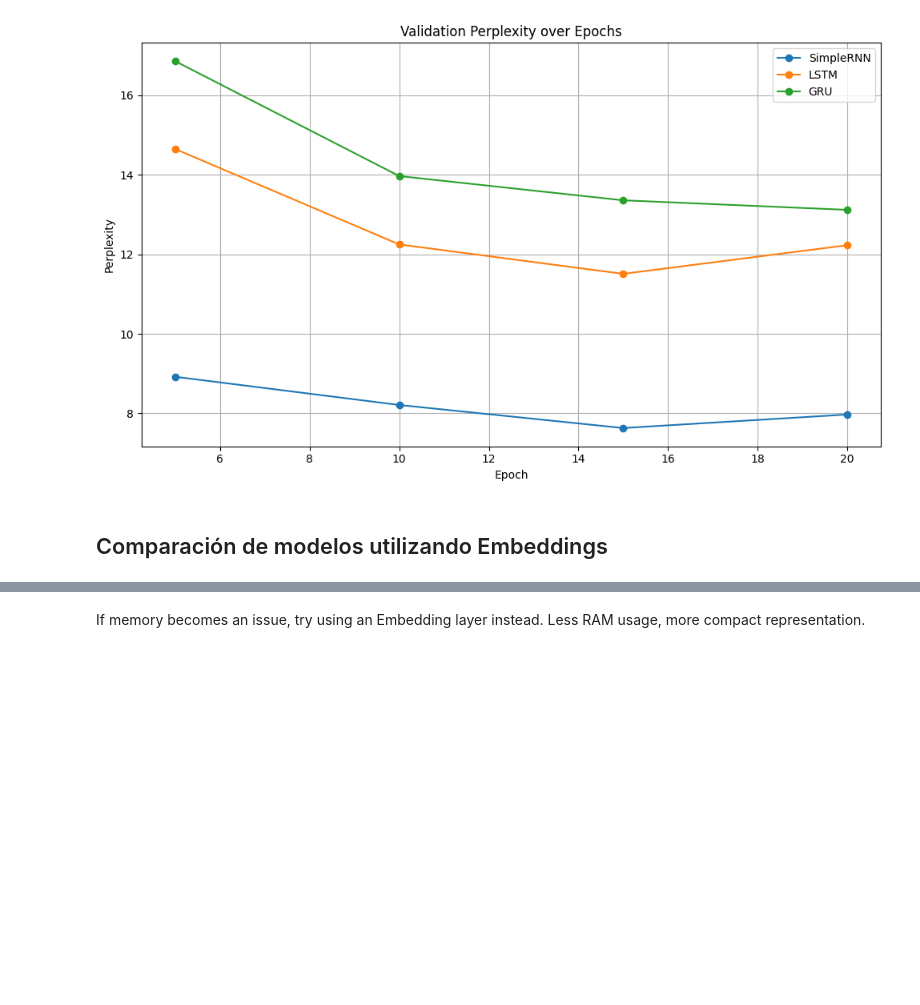
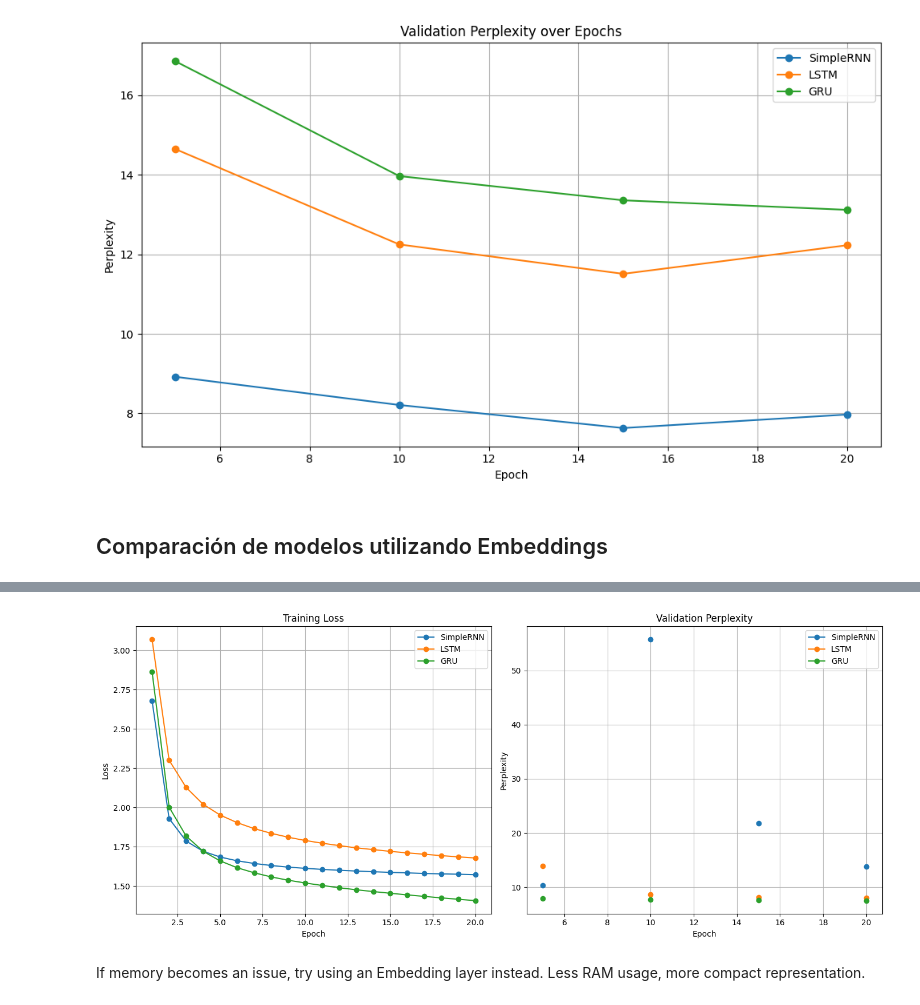
Before and after one commit to jmestanza/natural-language-processing-practice, a Jupyter notebook: desafios/Desafio_3/Desafio_3.ipynb, the cells around one changed output, grey strips where cells are left out. Cells and saved outputs as stored; diff of their text form; code cells hidden in the pictures; blank space fills up the shorter version.

Commit message:
plotting perplexity and loss

```diff
--- a/desafios/Desafio_3/Desafio_3.ipynb
+++ b/desafios/Desafio_3/Desafio_3.ipynb
@@ -918,2 +920,75 @@ Evaluating perplexity on validation set...
+# %%
+import matplotlib.pyplot as plt
+
+# Example loss and perplexity values from your logs
+epochs = list(range(1, 21))
+
+# Replace these lists with your actual logged values from each model
+simple_rnn_loss = [
+    2.6779, 1.9295, 1.7862, 1.7211, 1.6847,
+    1.6604, 1.6436, 1.6306, 1.6203, 1.6127,
+    1.6059, 1.6003, 1.5953, 1.5909, 1.5869,
+    1.5836, 1.5799, 1.5774, 1.5751, 1.5721,
+]
+simple_rnn_perplexity = [
+    None, None, None, None, 10.3838,
+    None, None, None, None, 55.6992,
+    None, None, None, None, 21.7651,
+    None, None, None, None, 13.8327,
+]
+
+lstm_loss = [
+    3.0685, 2.3007, 2.1274, 2.0203, 1.9516,
+    1.9031, 1.8654, 1.8353, 1.8106, 1.7898,
+    1.7723, 1.7572, 1.7431, 1.7316, 1.7205,
+    1.7108, 1.7023, 1.6935, 1.6856, 1.6785,
+]
+lstm_perplexity = [
+    None, None, None, None, 13.9256,
+    None, None, None, None, 8.7238,
+    None, None, None, None, 8.1530,
+    None, None, None, None, 8.0104,
+]
+
+gru_loss = [
+    2.8635, 2.0024, 1.8180, 1.7212, 1.6599,
+    1.6165, 1.5842, 1.5581, 1.5370, 1.5194,
+    1.5035, 1.4891, 1.4763, 1.4648, 1.4539,
+    1.4436, 1.4341, 1.4247, 1.4159, 1.4072,
+]
+gru_perplexity = [
+    None, None, None, None, 7.9445,
+    None, None, None, None, 7.7122,
+    None, None, None, None, 7.6104,
+    None, None, None, None, 7.5433,
+]
+
+# --- Plotting Loss ---
+plt.figure(figsize=(14, 6))
+plt.subplot(1, 2, 1)
+plt.plot(epochs, simple_rnn_loss, label='SimpleRNN', marker='o')
+plt.plot(epochs, lstm_loss, label='LSTM', marker='o')
+plt.plot(epochs, gru_loss, label='GRU', marker='o')
+plt.xlabel('Epoch')
+plt.ylabel('Loss')
+plt.title('Training Loss')
+plt.legend()
+plt.grid(True)
+
+# --- Plotting Perplexity ---
+plt.subplot(1, 2, 2)
+plt.plot(epochs, simple_rnn_perplexity, label='SimpleRNN', marker='o')
+plt.plot(epochs, lstm_perplexity, label='LSTM', marker='o')
+plt.plot(epochs, gru_perplexity, label='GRU', marker='o')
+plt.xlabel('Epoch')
+plt.ylabel('Perplexity')
+plt.title('Validation Perplexity')
+plt.legend()
+plt.grid(True)
+
+plt.tight_layout()
+plt.show()
+# %% [output]
+[figure, added]
 # %% [markdown]
 If memory becomes an issue, try using an Embedding layer instead. Less RAM usage, more compact representation.
```
Also changed, not shown: parts of 6 cells of this notebook.
